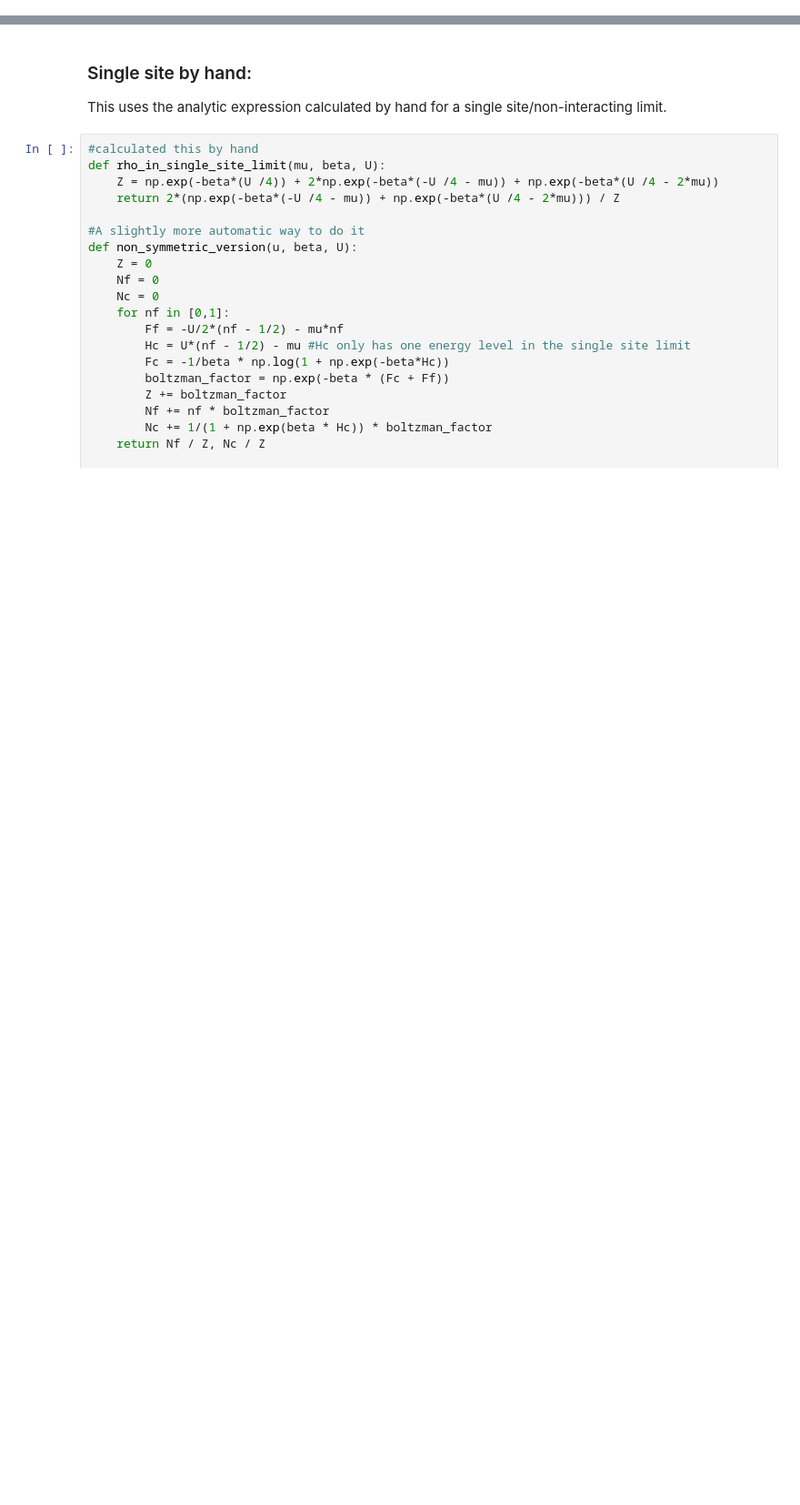
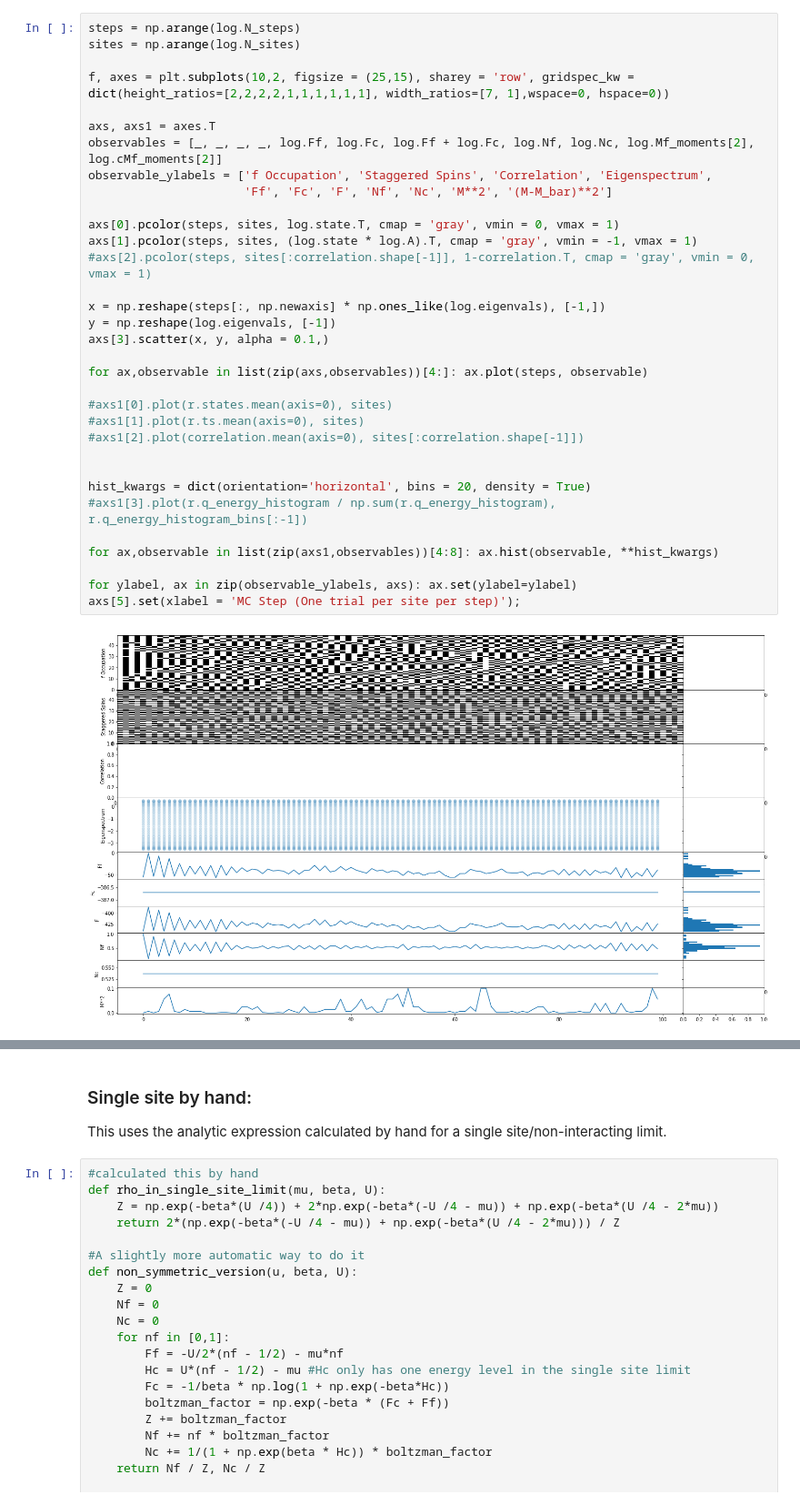
Before and after one commit to TomHodson/FKMC, a Jupyter notebook: notebooks/SecondWind.ipynb, the cells around one changed output, grey strips where cells are left out. Shown: that part at 91% size. Drawn from its saved outputs; the diff is of its cells as text; blank space fills up the shorter version.

```diff
--- a/notebooks/SecondWind.ipynb
+++ b/notebooks/SecondWind.ipynb
@@ -155,0 +306,35 @@ def index_histogram(bin_edges, data):
+# %%
+steps = np.arange(log.N_steps)
+sites = np.arange(log.N_sites)
+
+f, axes = plt.subplots(10,2, figsize = (25,15), sharey = 'row', gridspec_kw = dict(height_ratios=[2,2,2,2,1,1,1,1,1,1], width_ratios=[7, 1],wspace=0, hspace=0))
+
+axs, axs1 = axes.T
+observables = [_, _, _, _, log.Ff, log.Fc, log.Ff + log.Fc, log.Nf, log.Nc, log.Mf_moments[2], log.cMf_moments[2]]
+observable_ylabels = ['f Occupation', 'Staggered Spins', 'Correlation', 'Eigenspectrum',
+                      'Ff', 'Fc', 'F', 'Nf', 'Nc', 'M**2', '(M-M_bar)**2']
+
+axs[0].pcolor(steps, sites, log.state.T, cmap = 'gray', vmin = 0, vmax = 1)
+axs[1].pcolor(steps, sites, (log.state * log.A).T, cmap = 'gray', vmin = -1, vmax = 1)
+#axs[2].pcolor(steps, sites[:correlation.shape[-1]], 1-correlation.T, cmap = 'gray', vmin = 0, vmax = 1)
+
+x = np.reshape(steps[:, np.newaxis] * np.ones_like(log.eigenvals), [-1,])
+y = np.reshape(log.eigenvals, [-1])
+axs[3].scatter(x, y, alpha = 0.1,)
+
+for ax,observable in list(zip(axs,observables))[4:]: ax.plot(steps, observable)
+
+#axs1[0].plot(r.states.mean(axis=0), sites)
+#axs1[1].plot(r.ts.mean(axis=0), sites)
+#axs1[2].plot(correlation.mean(axis=0), sites[:correlation.shape[-1]])
+
+
+hist_kwargs = dict(orientation='horizontal', bins = 20, density = True)
+#axs1[3].plot(r.q_energy_histogram / np.sum(r.q_energy_histogram), r.q_energy_histogram_bins[:-1])
+
+for ax,observable in list(zip(axs1,observables))[4:8]: ax.hist(observable, **hist_kwargs)
+
+for ylabel, ax in zip(observable_ylabels, axs): ax.set(ylabel=ylabel)
+axs[5].set(xlabel = 'MC Step (One trial per site per step)');
+# %% [output]
+[figure, added]
```
Also changed, not shown: parts of 28 cells of this notebook, 3 other files.
